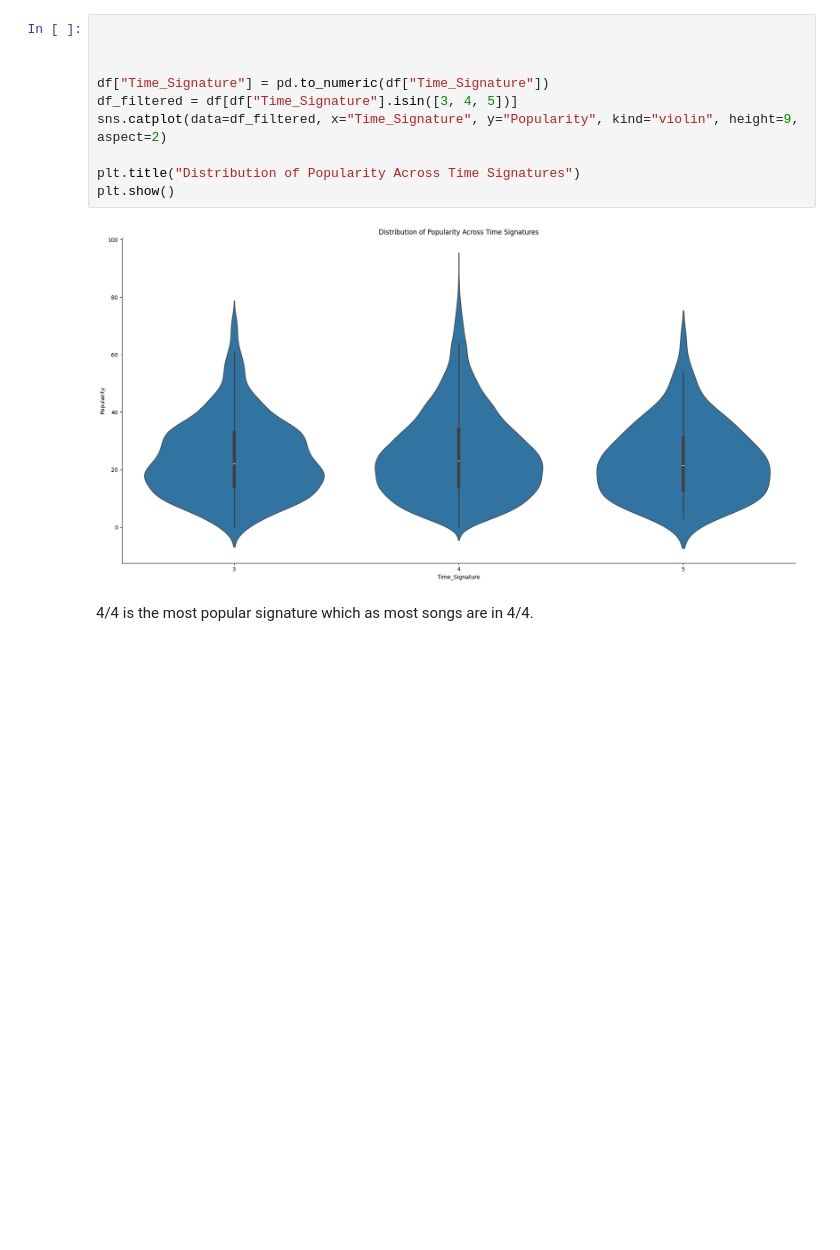
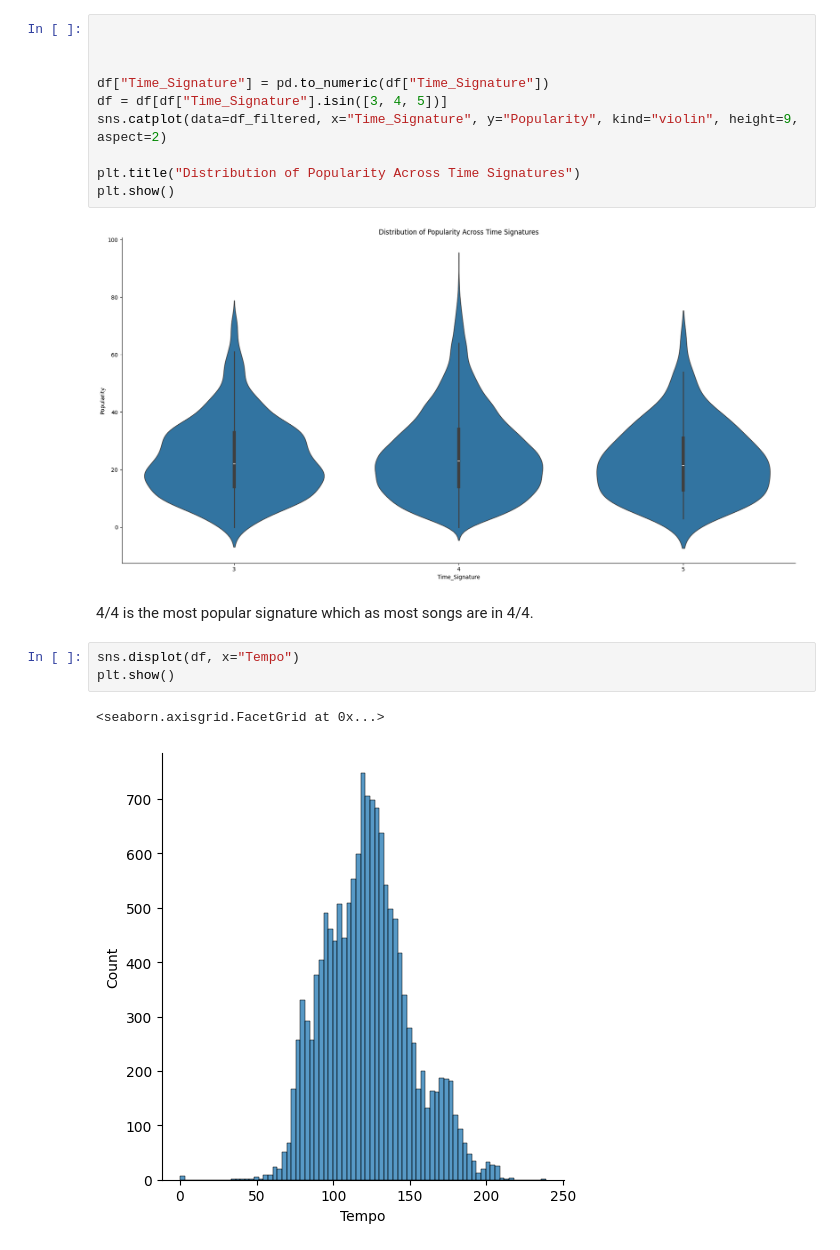
Before and after one commit to Kyloof/MSID_lab_1, a Jupyter notebook: Raport.ipynb, the cells around one changed output. Saved outputs shown, nothing was run; the diff lists cells and outputs as text; blank space fills up the shorter version.

```diff
--- a/Raport.ipynb
+++ b/Raport.ipynb
@@ -107,7 +108,7 @@ We can observe that since the 60's the average tempo of the song stays nearly th
 
 
 df["Time_Signature"] = pd.to_numeric(df["Time_Signature"])
-df_filtered = df[df["Time_Signature"].isin([3, 4, 5])]
+df = df[df["Time_Signature"].isin([3, 4, 5])]
 sns.catplot(data=df_filtered, x="Time_Signature", y="Popularity", kind="violin", height=9, aspect=2)
 
 plt.title("Distribution of Popularity Across Time Signatures")
@@ -116,3 +117,9 @@ plt.show()
 [figure]
 # %% [markdown]
 4/4 is the most popular signature which as most songs are in 4/4.
+# %%
+sns.displot(df, x="Tempo")
+plt.show()
+# %% [output]
+<seaborn.axisgrid.FacetGrid at 0x...>
+[figure, added]
```
Also changed, not shown: parts of 5 cells of this notebook, 2 other files.
